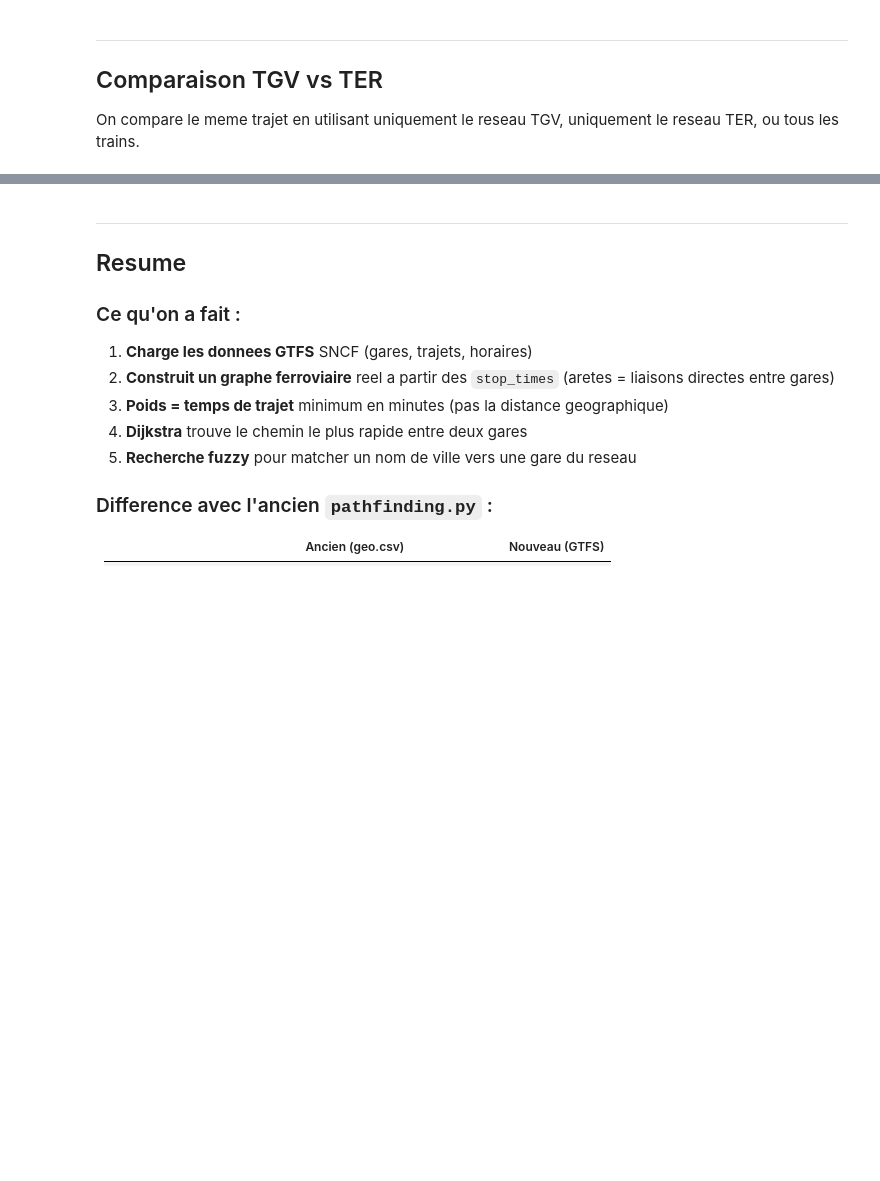
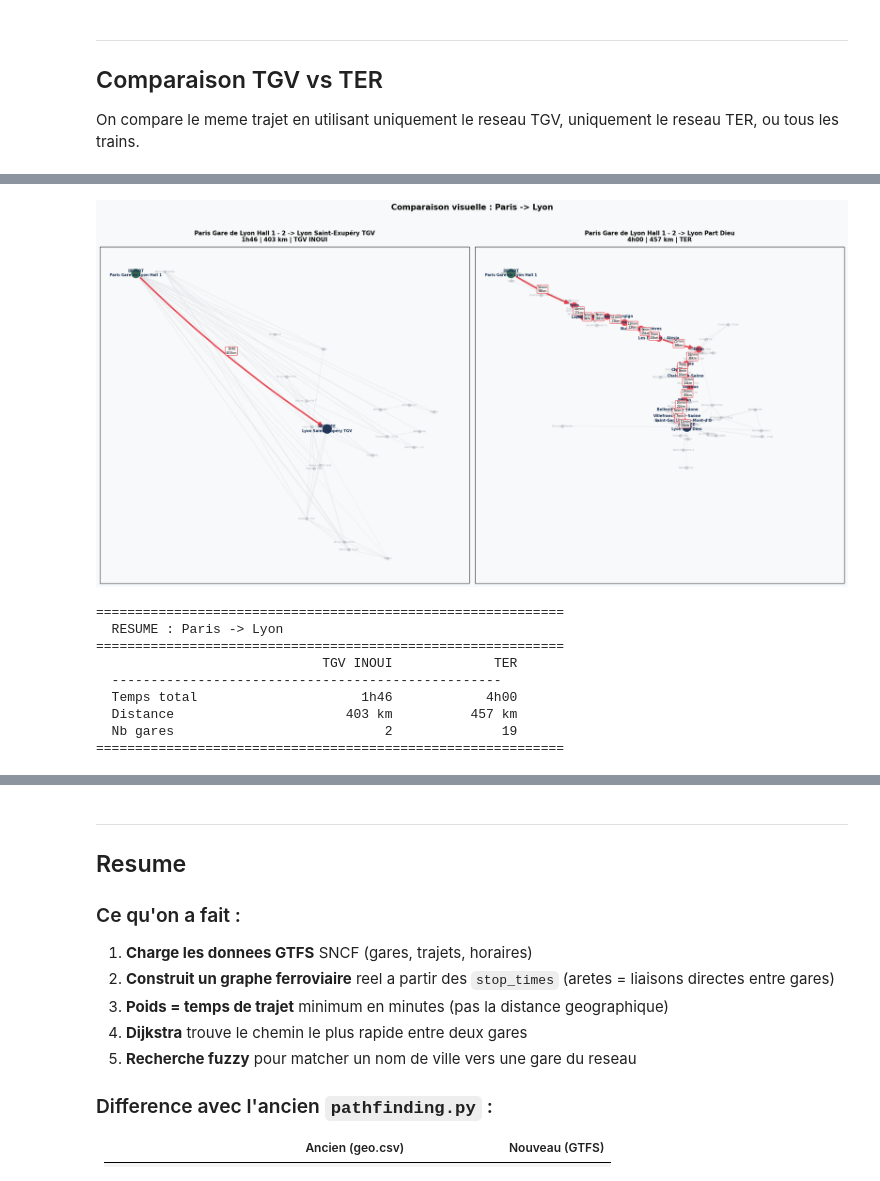
Before and after one commit to PikPakPik/T-AIA-911-NAN_1, a Jupyter notebook: pathfinding_sncf.ipynb, the cells around one changed output, grey strips where cells are left out. Cells and saved outputs as stored; diff of their text form; code cells hidden in the pictures; blank space fills up the shorter version.

```diff
--- a/pathfinding_sncf.ipynb
+++ b/pathfinding_sncf.ipynb
@@ -970,0 +1436,14 @@ compare_routes("Bordeaux", "Lille")
+# %%
+# Comparaison visuelle Paris -> Lyon (TGV vs TER)
+compare_routes_visual("Paris", "Lyon")
+# %% [output]
+[figure, added]
+============================================================
+  RESUME : Paris -> Lyon
+============================================================
+                             TGV INOUI             TER
+  --------------------------------------------------
+  Temps total                     1h46            4h00
+  Distance                      403 km          457 km
+  Nb gares                           2              19
+============================================================
```
Also changed, not shown: parts of 20 cells of this notebook.
